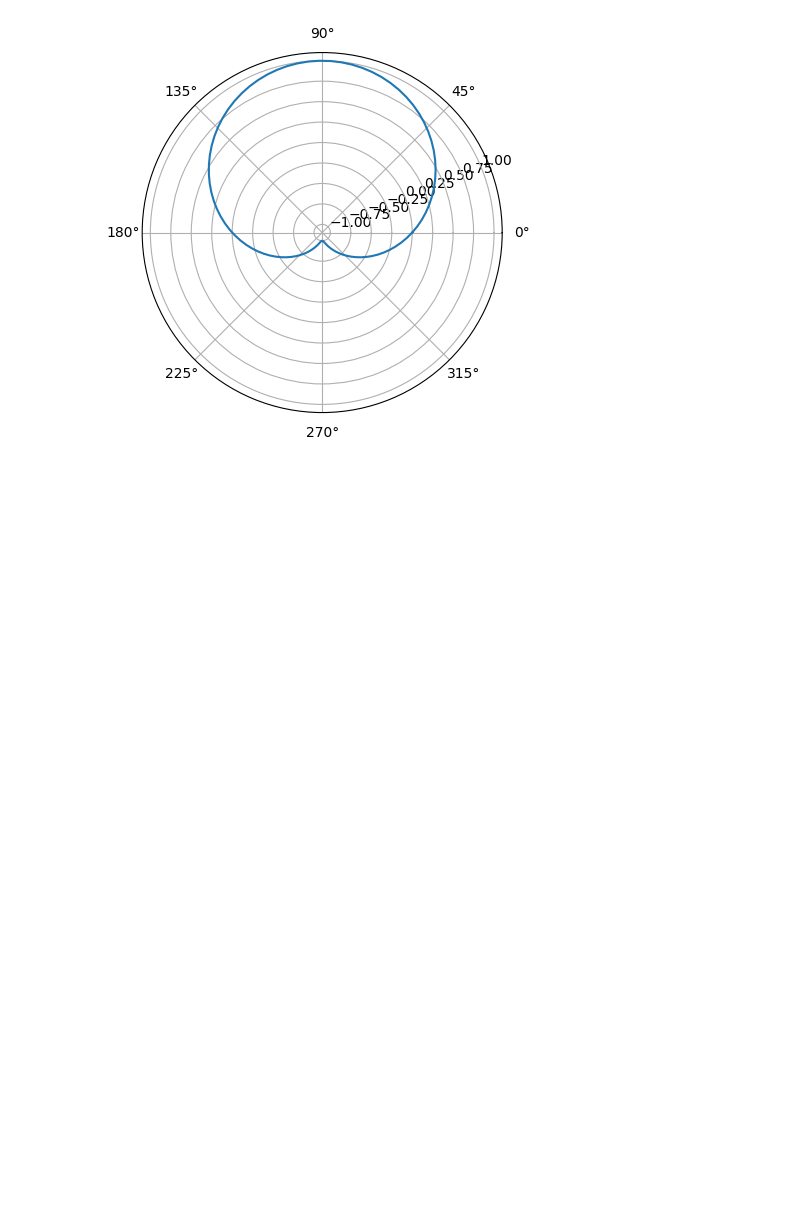
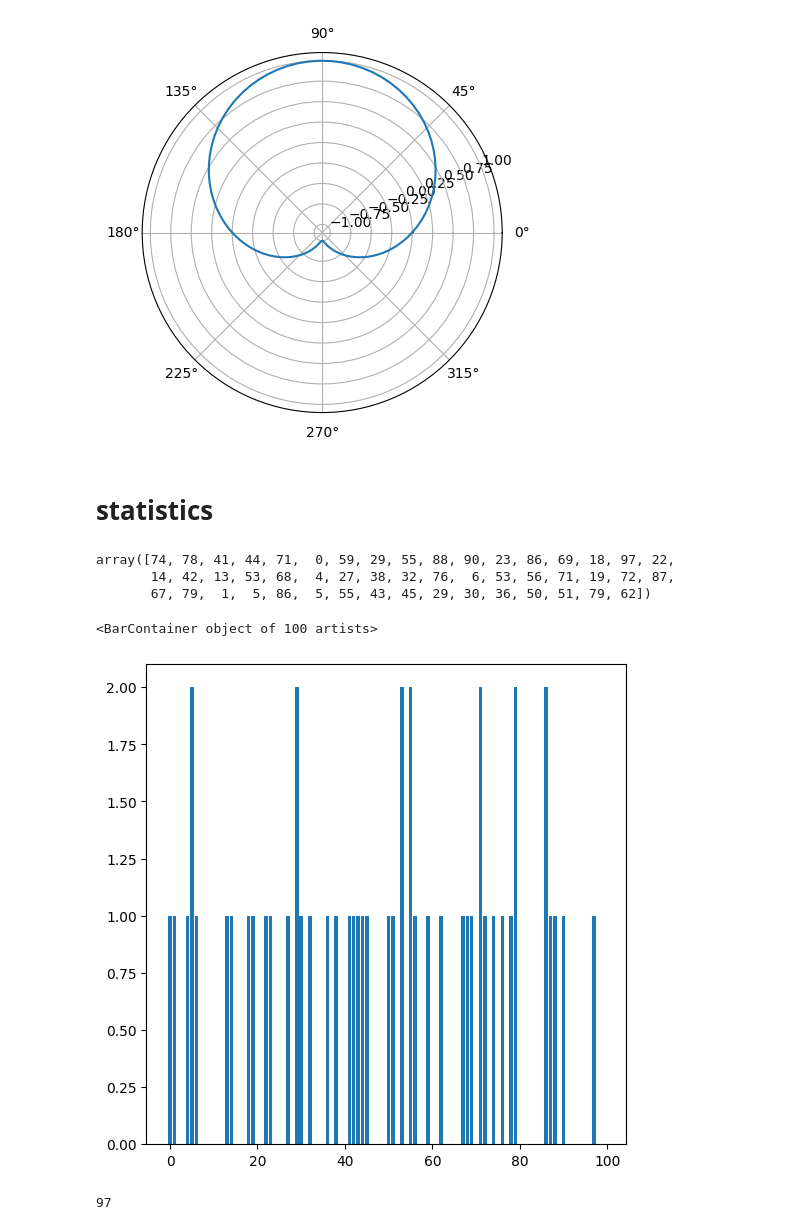
Before and after one commit to db-keli/data-science, a Jupyter notebook: data-visualization/practice.ipynb, the cells around one changed output. Saved outputs shown, nothing was run; the diff lists cells and outputs as text; code cells hidden in the pictures; blank space fills up the shorter version.

Commit message:
statistics

```diff
--- a/data-visualization/practice.ipynb
+++ b/data-visualization/practice.ipynb
@@ -100,3 +100,28 @@ axes.plot(t, np.sin(t))
 # %% [output]
 [<matplotlib.lines.Line2D at 0x...>]
 [figure]
+# %% [markdown]
+# statistics
+# %%
+num = np.random.randint(100, size=50)
+num
+# %% [output]
+array([74, 78, 41, 44, 71,  0, 59, 29, 55, 88, 90, 23, 86, 69, 18, 97, 22,
+       14, 42, 13, 53, 68,  4, 27, 38, 32, 76,  6, 53, 56, 71, 19, 72, 87,
+       67, 79,  1,  5, 86,  5, 55, 43, 45, 29, 30, 36, 50, 51, 79, 62])
+# %%
+from collections import Counter
+counts = Counter(num)
+# %%
+x = range(100)
+y = [counts[x] for x in x]
+fig = plt.figure(figsize=(6, 6))
+axes = fig.add_axes([0, 0.1, 0.8, 0.8])
+axes.bar(x, y)
+# %% [output]
+<BarContainer object of 100 artists>
+[figure, added]
+# %%
+max(num)
+# %% [output]
+97
```
Also changed, not shown: parts of 4 cells of this notebook.
